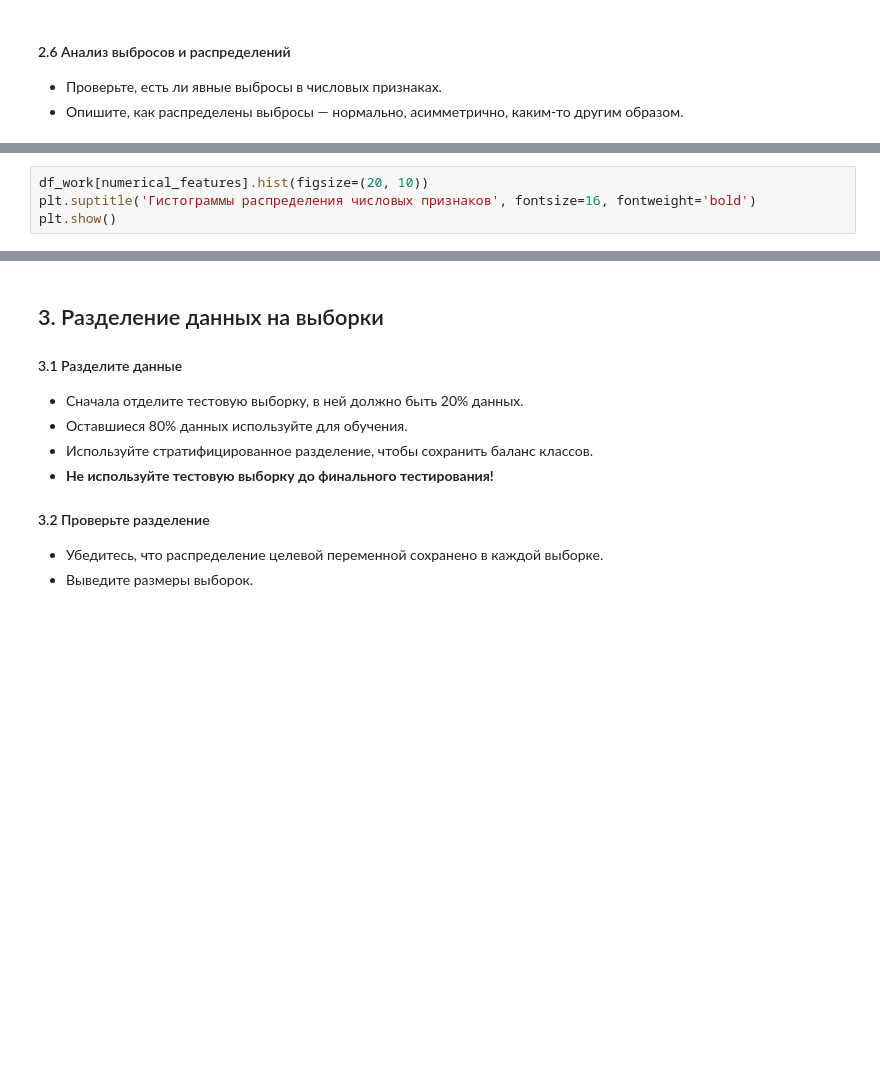
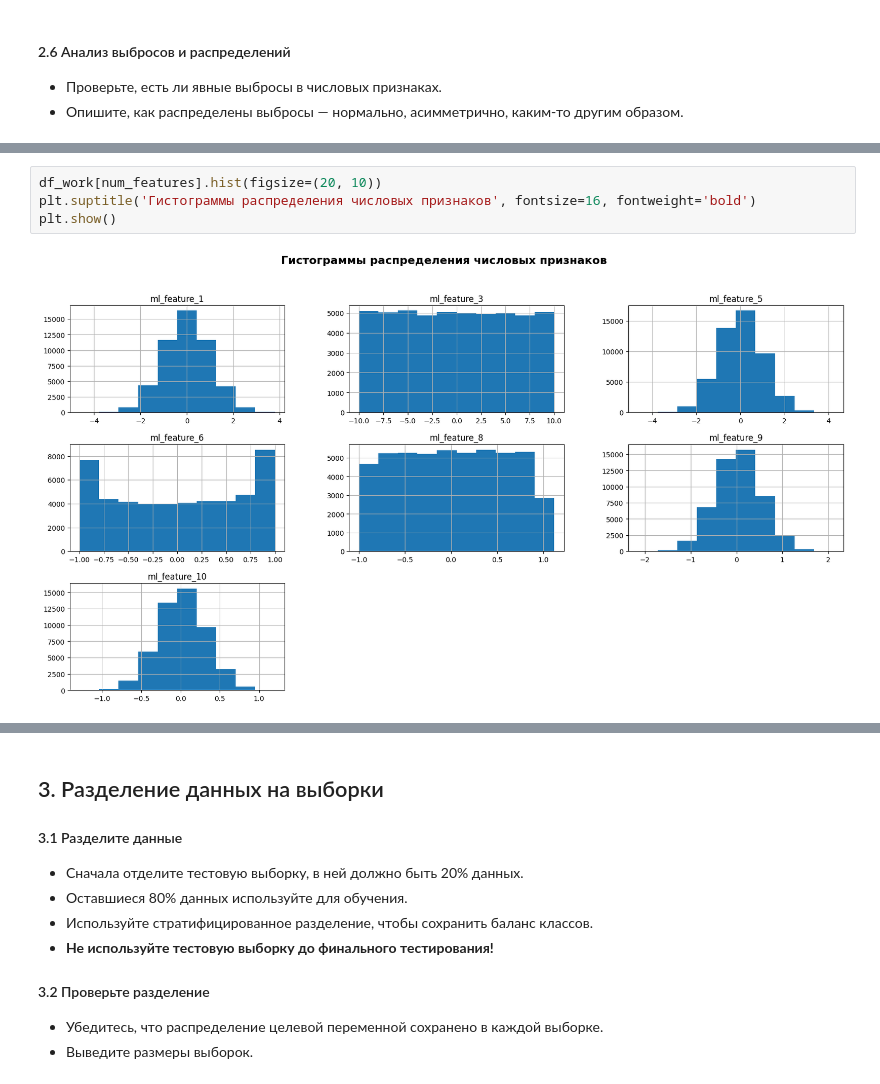
Before and after one commit to TemaQDX/sprint_12_project_advandex, a Jupyter notebook: sprint_12_project_advandex_Artem_Burov.ipynb, the cells around one changed output, grey strips where cells are left out. Cells and saved outputs as stored; diff of their text form; blank space fills up the shorter version.

```diff
--- a/sprint_12_project_advandex_Artem_Burov.ipynb
+++ b/sprint_12_project_advandex_Artem_Burov.ipynb
@@ -722,5 +728,7 @@ df_work[numerical_features].describe()
 # %%
-df_work[numerical_features].hist(figsize=(20, 10))
+df_work[num_features].hist(figsize=(20, 10))
 plt.suptitle('Гистограммы распределения числовых признаков', fontsize=16, fontweight='bold')
 plt.show()
+# %% [output]
+[figure, added]
 # %%
```
Also changed, not shown: parts of 19 cells of this notebook.
